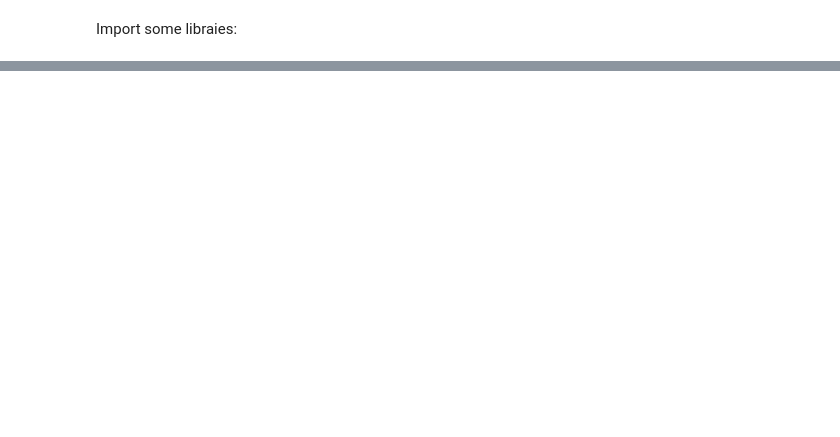
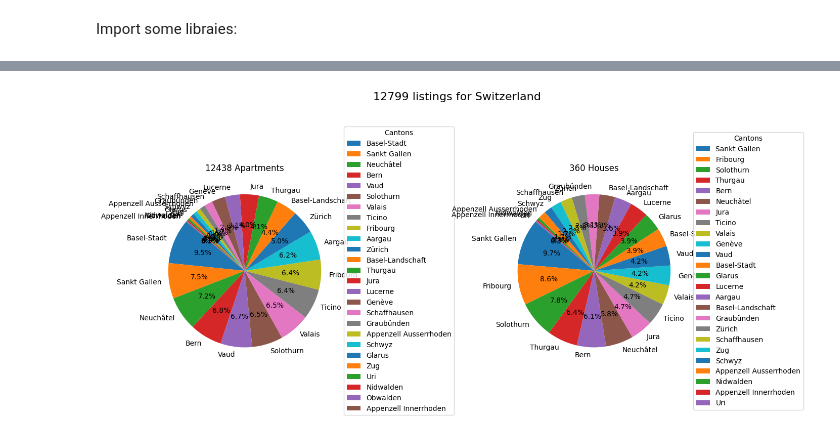
Before and after one commit to grosjeanma/CAS-Applied-Data-Science-2024, a Jupyter notebook: module-6/module_certification/main.ipynb, the cells around one changed output, grey strips where cells are left out. Saved outputs shown, nothing was run; the diff lists cells and outputs as text; code cells hidden in the pictures; blank space fills up the shorter version.

```diff
--- a/module-6/module_certification/main.ipynb
+++ b/module-6/module_certification/main.ipynb
@@ -400,0 +706,29 @@ KeyboardInterrupt:
+# %%
+# Filter the DataFrame for apartments and houses
+df_apartments = df[df["type"] == "Apartment"]
+df_houses = df[df["type"] == "House"]
+
+# Count the number of listings by canton for apartments and houses
+count_apartments_by_canton = df_apartments["canton"].value_counts()
+count_houses_by_canton = df_houses["canton"].value_counts()
+
+# Create a figure with two subplots (pie charts)
+fig, axes = plt.subplots(1, 2, figsize=(14, 7))
+
+# Pie chart for apartments
+axes[0].pie(count_apartments_by_canton, labels=count_apartments_by_canton.index, autopct='%1.1f%%', startangle=140)
+axes[0].set_title(f'{len(df_apartments)} Apartments')
+
+# Pie chart for houses
+axes[1].pie(count_houses_by_canton, labels=count_houses_by_canton.index, autopct='%1.1f%%', startangle=140)
+axes[1].set_title(f'{len(df_houses)} Houses')
+
+# Add a legend
+axes[0].legend(count_apartments_by_canton.index, title="Cantons", bbox_to_anchor=(1, 0.5), loc="center left")
+axes[1].legend(count_houses_by_canton.index, title="Cantons", bbox_to_anchor=(1, 0.5), loc="center left")
+fig.suptitle(f'{len(df)} listings for Switzerland', fontsize=16)
+# Display the plot
+plt.tight_layout()
+plt.show()
+# %% [output]
+[figure, added]
```
Also changed, not shown: parts of 60 cells of this notebook, 3 other files.
